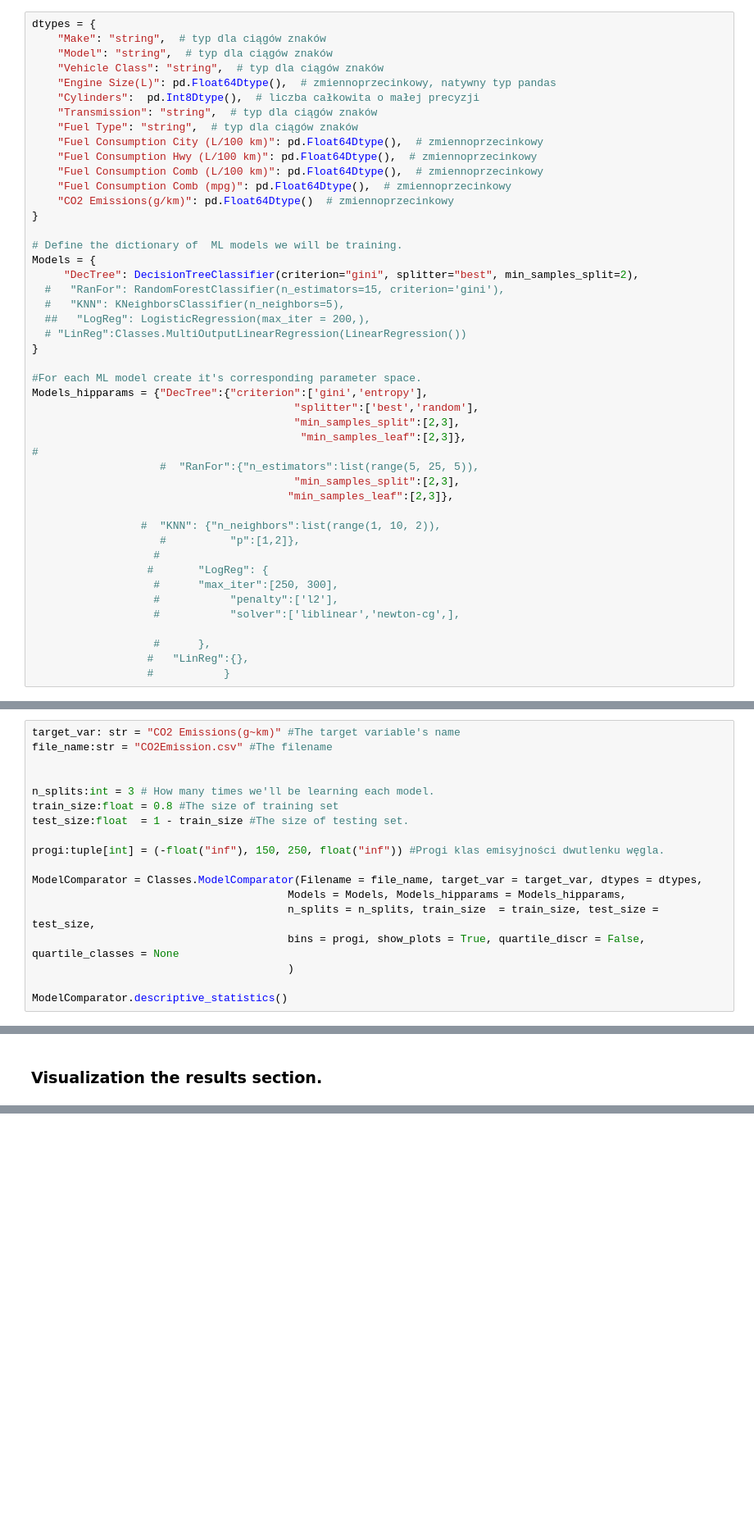
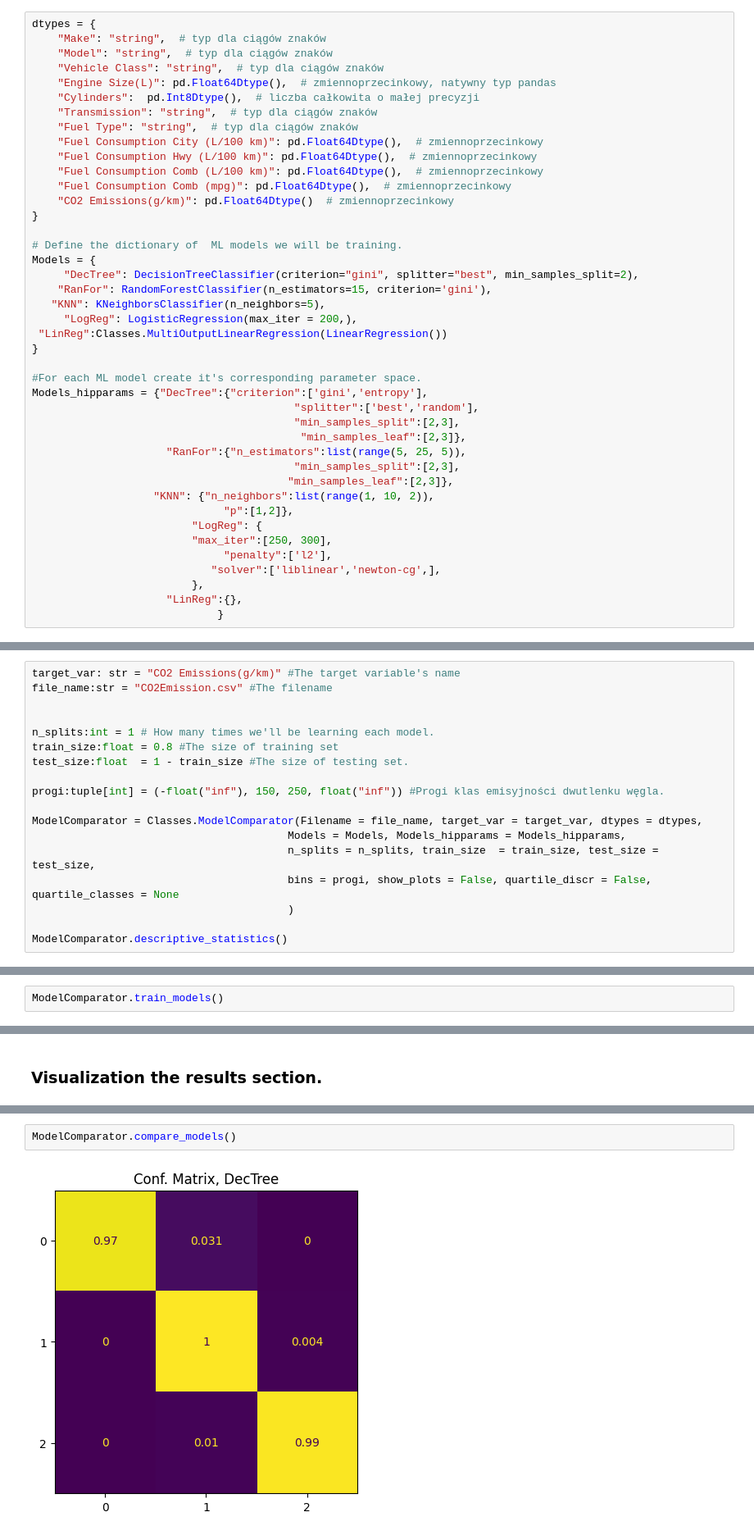
Before and after one commit to Pawel-Tomasz-Nowak/Scientific-collaboration, a Jupyter notebook: EmissionAnalysis/EmissionAnalysisCopy.ipynb, the cells around one changed output, grey strips where cells are left out. Shown at 82% size. Cells and saved outputs as stored; diff of their text form; blank space fills up the shorter version.

```diff
--- a/EmissionAnalysis/EmissionAnalysisCopy.ipynb
+++ b/EmissionAnalysis/EmissionAnalysisCopy.ipynb
@@ -38,10 +38,10 @@ dtypes = {
 # Define the dictionary of  ML models we will be training.
 Models = {
      "DecTree": DecisionTreeClassifier(criterion="gini", splitter="best", min_samples_split=2),
-  #   "RanFor": RandomForestClassifier(n_estimators=15, criterion='gini'),
-  #   "KNN": KNeighborsClassifier(n_neighbors=5),
-  ##   "LogReg": LogisticRegression(max_iter = 200,),
-  # "LinReg":Classes.MultiOutputLinearRegression(LinearRegression())
+    "RanFor": RandomForestClassifier(n_estimators=15, criterion='gini'),
+   "KNN": KNeighborsClassifier(n_neighbors=5),
+     "LogReg": LogisticRegression(max_iter = 200,),
+ "LinReg":Classes.MultiOutputLinearRegression(LinearRegression())
 }
 
 #For each ML model create it's corresponding parameter space.
@@ -49,30 +49,26 @@ Models_hipparams = {"DecTree":{"criterion":['gini','entropy'],
                                          "splitter":['best','random'],
                                          "min_samples_split":[2,3],
                                           "min_samples_leaf":[2,3]},
-#
-                    #  "RanFor":{"n_estimators":list(range(5, 25, 5)),
+                     "RanFor":{"n_estimators":list(range(5, 25, 5)),
                                          "min_samples_split":[2,3],
                                         "min_samples_leaf":[2,3]},
-
-                 #  "KNN": {"n_neighbors":list(range(1, 10, 2)),
-                    #          "p":[1,2]},
-                   #
-                  #       "LogReg": {
-                   #      "max_iter":[250, 300],
-                   #           "penalty":['l2'],
-                   #           "solver":['liblinear','newton-cg',],
-
-                   #      },
-                  #   "LinReg":{},
-                  #           }
+                   "KNN": {"n_neighbors":list(range(1, 10, 2)),
+                              "p":[1,2]},
+                         "LogReg": {
+                         "max_iter":[250, 300],
+                              "penalty":['l2'],
+                            "solver":['liblinear','newton-cg',],
+                         },
+                     "LinReg":{},
+                             }
 # %% [markdown]
 ### Exploratory Data Analysis (EDA) section.
 # %%
-target_var: str = "CO2 Emissions(g~km)" #The target variable's name
+target_var: str = "CO2 Emissions(g/km)" #The target variable's name
 file_name:str = "CO2Emission.csv" #The filename
 
 
-n_splits:int = 3 # How many times we'll be learning each model.
+n_splits:int = 1 # How many times we'll be learning each model.
 train_size:float = 0.8 #The size of training set
 test_size:float  = 1 - train_size #The size of testing set.
 
@@ -81,7 +77,7 @@ progi:tuple[int] = (-float("inf"), 150, 250, float("inf")) #Progi klas emisyjno
 ModelComparator = Classes.ModelComparator(Filename = file_name, target_var = target_var, dtypes = dtypes,
                                         Models = Models, Models_hipparams = Models_hipparams,
                                         n_splits = n_splits, train_size  = train_size, test_size = test_size,
-                                        bins = progi, show_plots = True, quartile_discr = False, quartile_classes = None
+                                        bins = progi, show_plots = False, quartile_discr = False, quartile_classes = None
                                         )
 
 ModelComparator.descriptive_statistics()
@@ -105,0 +86,2 @@ ModelComparator.descriptive_statistics()
+# %%
+ModelComparator.train_models()
@@ -109,0 +92,4 @@ ModelComparator.descriptive_statistics()
+# %%
+ModelComparator.compare_models()
+# %% [output]
+[figure, added]
```
Also changed, not shown: parts of 5 cells of this notebook, 3 other files.
